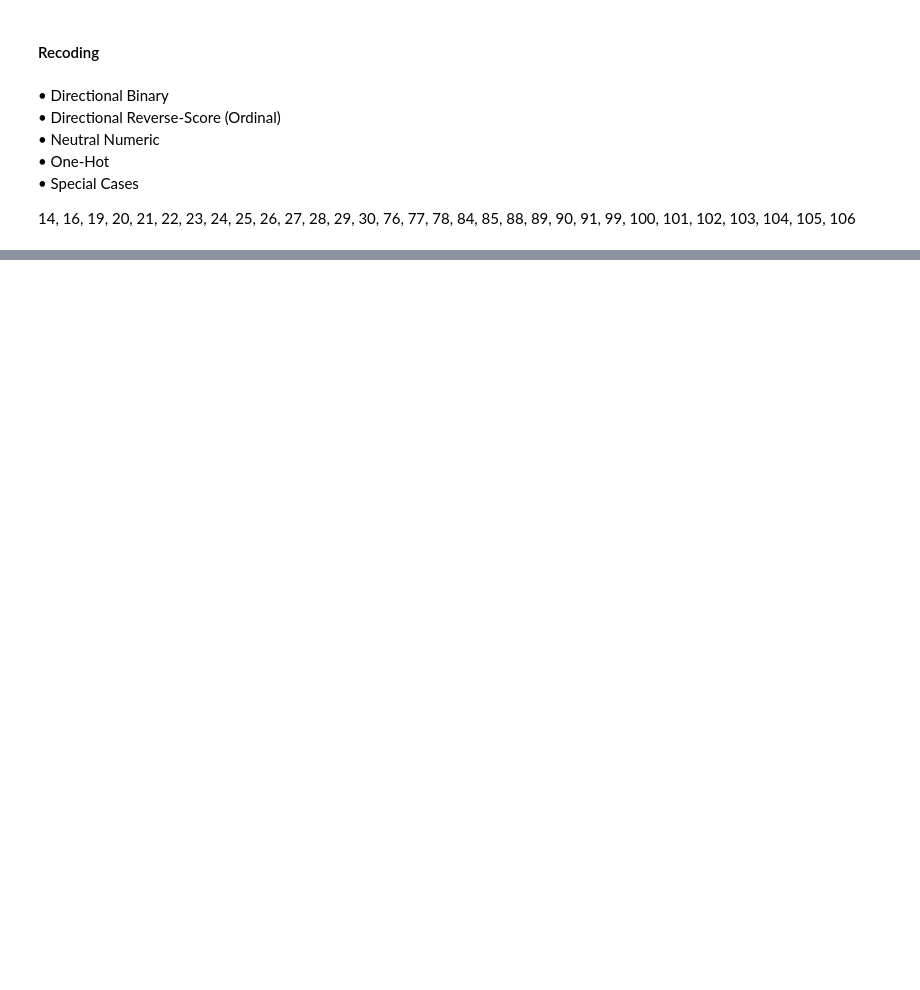
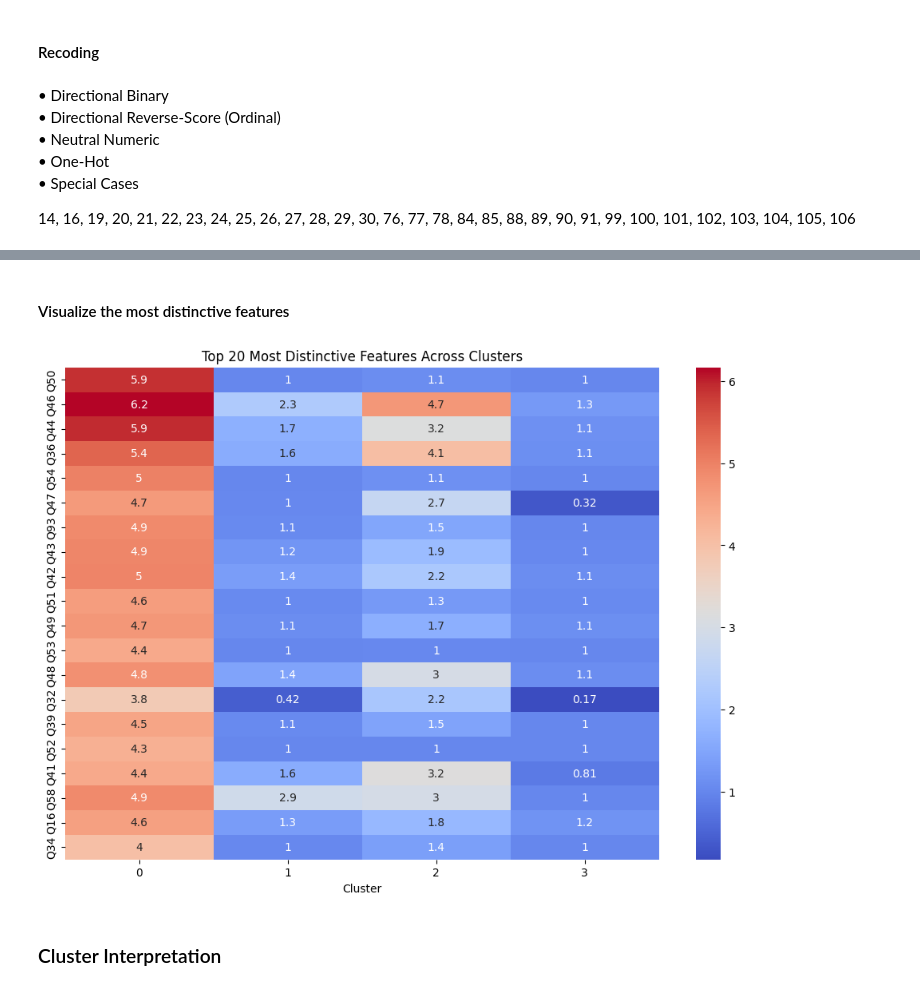
Before and after one commit to emilyh006/predict_absent, a Jupyter notebook: analysis.ipynb, the cells around one changed output, grey strips where cells are left out. Saved outputs shown, nothing was run; the diff lists cells and outputs as text; code cells hidden in the pictures; blank space fills up the shorter version.

```diff
--- a/analysis.ipynb
+++ b/analysis.ipynb
@@ -728,0 +1073,9 @@ dat2_final = numeric_recode(dat2_final, numeric_cols_dat2)
+# %%
+# Attach cluster labels
+dat2_final_with_clusters = dat2_final.copy()
+dat2_final_with_clusters['Cluster'] = clusters
+
+# Compute average values for each feature within each cluster
+cluster_profiles = dat2_final_with_clusters.groupby("Cluster").mean().transpose()
+
+display(cluster_profiles)
@@ -728,0 +1096,19 @@ dat2_final = numeric_recode(dat2_final, numeric_cols_dat2)
+# %% [markdown]
+#### Visualize the most distinctive features
+# %%
+# Features with most variation across clusters
+feature_variability = cluster_profiles.std(axis=1).sort_values(ascending=False)
+
+top_features = feature_variability.head(20).index
+
+import matplotlib.pyplot as plt
+import seaborn as sns
+
+plt.figure(figsize=(12, 8))
+sns.heatmap(cluster_profiles.loc[top_features], annot=True, cmap="coolwarm")
+plt.title("Top 20 Most Distinctive Features Across Clusters")
+plt.show()
+# %% [output]
+[figure, added]
+# %% [markdown]
+### Cluster Interpretation
```
Also changed, not shown: parts of 76 cells of this notebook.
